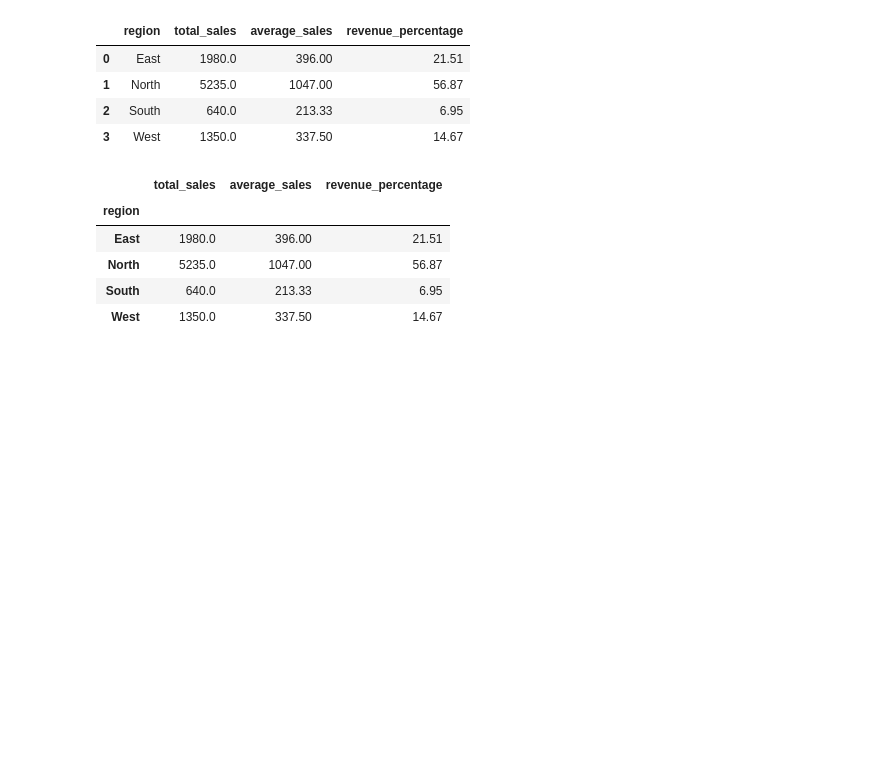
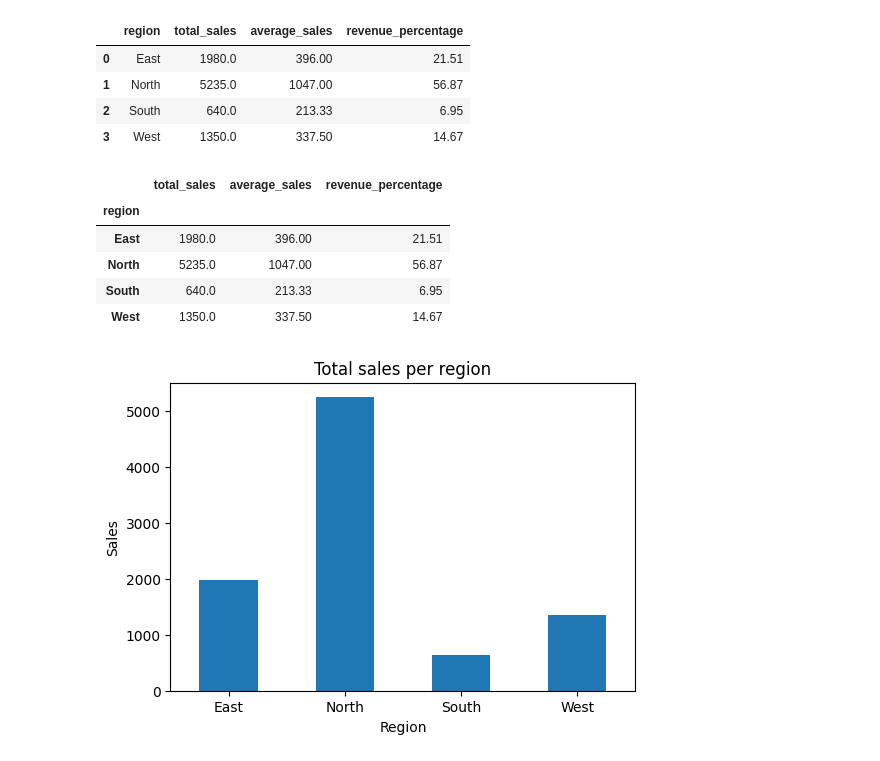
Before and after one commit to Majok-Bol/sales, a Jupyter notebook: sales.ipynb, the cells around one changed output. Saved outputs shown, nothing was run; the diff lists cells and outputs as text; code cells hidden in the pictures; blank space fills up the shorter version.

```diff
--- a/sales.ipynb
+++ b/sales.ipynb
@@ -331,3 +333,14 @@ with pd.ExcelWriter("regional_sales.xlsx",engine="openpyxl") as writer:
         #highlight highest sales value
         ws.conditional_formatting.add(f"B2:B{max_row}",FormulaRule(formula=[f"B2=MAX(B$2:B${max_row})"],fill=highlight))
         ws.conditional_formatting.add(f"D2:D{max_row}",FormulaRule(formula=[f"D2=MAX(D$2:D${max_row})"],fill=highlight))
+# %%
+#plot bar graph for sales per region
+regional_sales["total_sales"].plot(kind="bar",figsize=(6,4))
+plt.title("Total sales per region")
+plt.xlabel("Region")
+plt.ylabel("Sales")
+plt.xticks(rotation=0)
+plt.savefig('total_sales.png')
+# plt.show()
+# %% [output]
+[figure, added]
```
Also changed, not shown: parts of 12 cells of this notebook, 6 other files.
